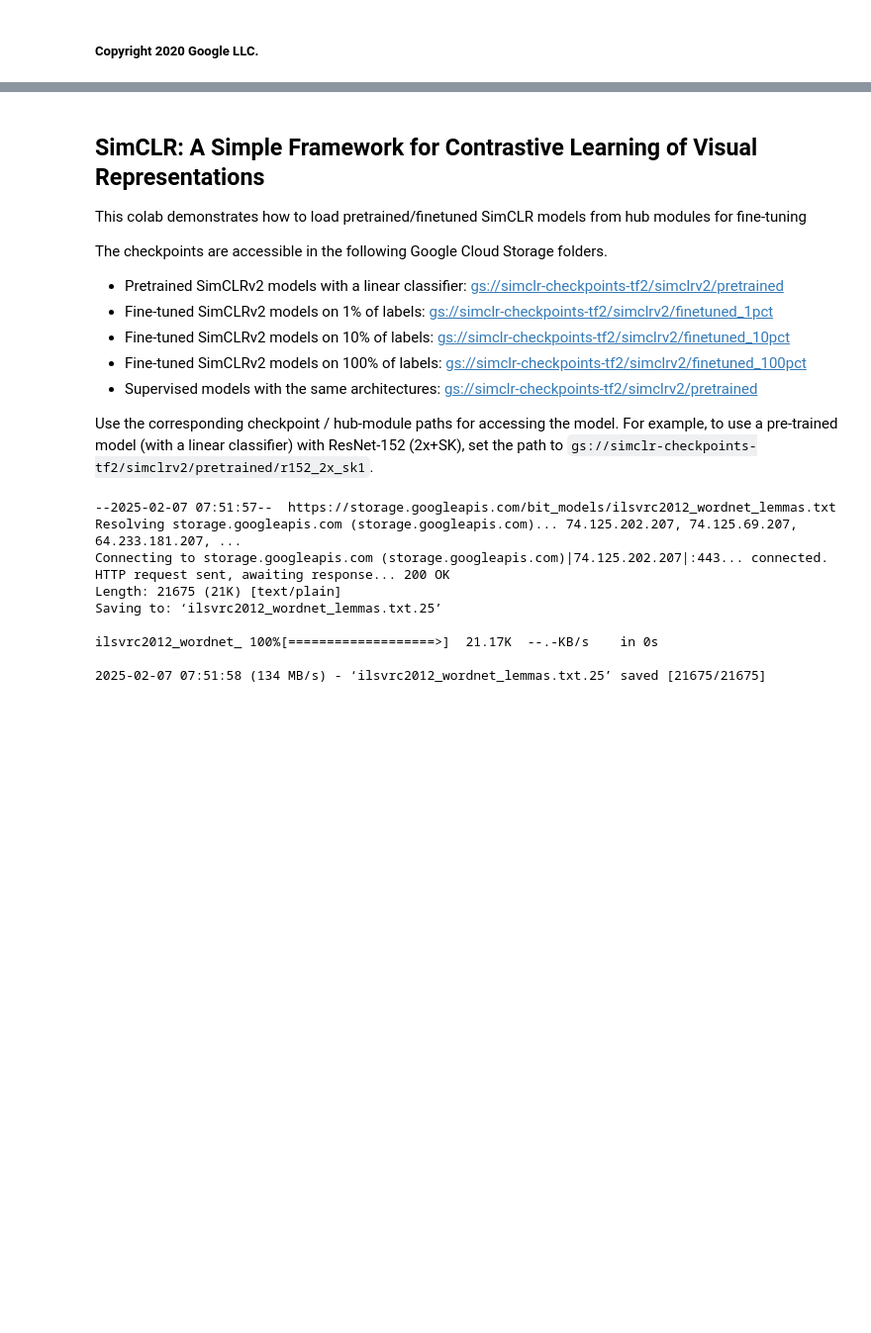
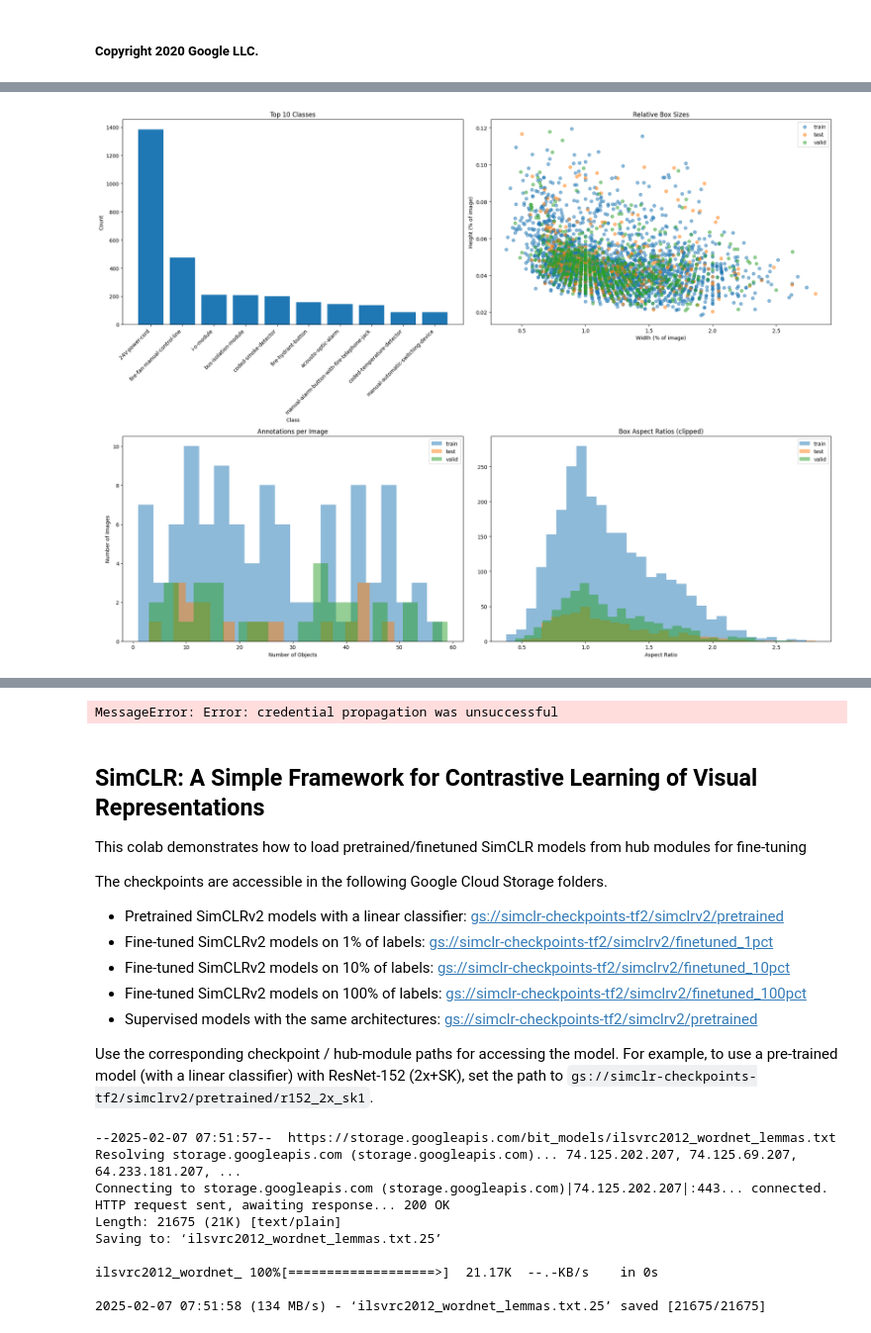
Before and after one commit to kaung-tcircuits/playground, a Jupyter notebook: tf2/colabs/finetuning.ipynb, the cells around one changed output, grey strips where cells are left out. Shown at 99% size. Saved outputs shown, nothing was run; the diff lists cells and outputs as text; code cells hidden in the pictures; blank space fills up the shorter version.

```diff
--- a/tf2/colabs/finetuning.ipynb
+++ b/tf2/colabs/finetuning.ipynb
@@ -29,54 +35,29 @@ class DatasetAnalyzer:
         self.dfs = {}
 
     def load_annotations(self):
-        """Load annotations from all splits"""
         columns = ['filename', 'width', 'height', 'class', 'xmin', 'ymin', 'xmax', 'ymax']
 
         for split in self.splits:
             path = os.path.join(self.base_path, split, '_annotations.csv')
-            if os.path.exists(path):
-                df = pd.read_csv(path, names=columns)
+            if not os.path.exists(path):
+              raise FileNotFoundError(f"Path cannot be found: {path}")
+            df = pd.read_csv(path, names=columns, skiprows=1)
 
-                numeric_columns = ['width', 'height', 'xmin', 'ymin', 'xmax', 'ymax']
-                for col in numeric_columns:
-                    df[col] = pd.to_numeric(df[col], errors='raise')
 
-                df['split'] = split
+            for col in ['width', 'height', 'xmin', 'ymin', 'xmax', 'ymax']:
+                df[col] = pd.to_numeric(df[col], errors='raise')
 
-                # Calculate derived metrics
-                df['box_width'] = df['xmax'] - df['xmin']
-                df['box_height'] = df['ymax'] - df['ymin']
-                df['box_area'] = df['box_width'] * df['box_height']
-                df['box_aspect_ratio'] = df['box_width'] / df['box_height']
-                df['relative_width'] = df['box_aspect_ratio']
-                df['relative_height'] = df['box_height'] / df['height']
-                df['relative_area'] = df['box_area'] / (df['width'] * df['height'])
+            df['split'] = split
 
-                # invalid_annotations = df[
-                #     (df['box_width'] <= 0) |  # Zero width
-                #     (df['box_height'] <= 0) |  # Zero height
-                #     (df['xmin'] >= df['xmax']) |  # Invalid xmin, xmax
-                #     (df['ymin'] >= df['ymax'] |
-                #      (df[]))   # Invalid ymin, ymax
-                # ]
+            df['box_width'] = df['xmax'] - df['xmin']
+            df['box_height'] = df['ymax'] - df['ymin']
+            df['box_area'] = df['box_width'] * df['box_height']
+            df['box_aspect_ratio'] = df['box_width'] / df['box_height']
+            df['relative_width'] = df['box_aspect_ratio']
+            df['relative_height'] = df['box_height'] / df['height']
+            df['relative_area'] = df['box_area'] / (df['width'] * df['height'])
 
-                # if not invalid_annotations.empty:
-                #     print(f"Invalid annotations found in {split}:")
-                #     print(invalid_annotations)
-
-                #     # Display images with invalid annotations
-                #     for index, row in invalid_annotations.iterrows():
-                #         image_path = os.path.join(self.base_path, split, row['filename'])
-                #         if os.path.exists(image_path):
-                #             img = Image.open(image_path)
-                #             plt.figure(figsize=(8, 8))
-                #             plt.imshow(img)
-                #             plt.title(f"Invalid Annotation in {split}: {row['filename']}")
-                #             plt.show()
-
-                self.dfs[split] = df
-
-        # Combine all splits
+            self.dfs[split] = df
         self.df_all = pd.concat(self.dfs.values(), ignore_index=True)
 
     def plot_analysis(self):
@@ -126,21 +107,23 @@ class DatasetAnalyzer:
 
     def analyze_split(self, df, split_name):
         """Analyze a single split of the dataset"""
-        print(f"\n=== {split_name.upper()} Split Analysis ===")
+        print(f"\n===== {split_name.upper()} Split Analysis =====")
 
-        # Basic statistics
         n_images = df['filename'].nunique()
         n_annotations = len(df)
         n_classes = df['class'].nunique()
 
-        print(f"Images: {n_images}")
-        print(f"Annotations: {n_annotations}")
-        print(f"Classes: {n_classes}")
-        print(f"Annotations per image: {n_annotations/n_images:.1f}")
+        print(f"Total images: {n_images}")
+        print(f"Total annotations: {n_annotations}")
+        print(f"Total classes: {n_classes}")
+        print(f"Average annotations per image: {n_annotations/n_images:.1f}")
 
         # Class distribution
-        print("\nTop 5 classes by frequency:")
-        print(df['class'].value_counts().head())
+        print("\nClass distribution (sorted by frequency):")
+        class_dist = df['class'].value_counts()
+        for class_name, count in class_dist.items():
+            percentage = (count/n_annotations) * 100
+            print(f"{class_name}: {count} ({percentage:.1f}%)")
 
         # Size statistics
         print("\nBounding Box Statistics (pixels):")
@@ -192,0 +192 @@ SyntaxError: invalid syntax. Perhaps you forgot a comma? (<ipython-input-1-24be4
+[figure, added]
@@ -194,7 +211,9 @@ SyntaxError: invalid syntax. Perhaps you forgot a comma? (<ipython-input-1-24be4
 <a href="https://colab.research.google.com/github/google-research/simclr/blob/master/tf2/colabs/finetuning.ipynb" target="_parent"><img src="https://colab.research.google.com/assets/colab-badge.svg" alt="Open In Colab"/></a>
 # %%
 from google.colab import drive
-drive.mount('/content/drive')
+drive.mount('/content/drive/Firefighting_Device_Detection')
+# %% [output]
+MessageError: Error: credential propagation was unsuccessful
 # %% [markdown]
 ## SimCLR: A Simple Framework for Contrastive Learning of Visual Representations
 
```
Also changed, not shown: parts of 2 cells of this notebook.
